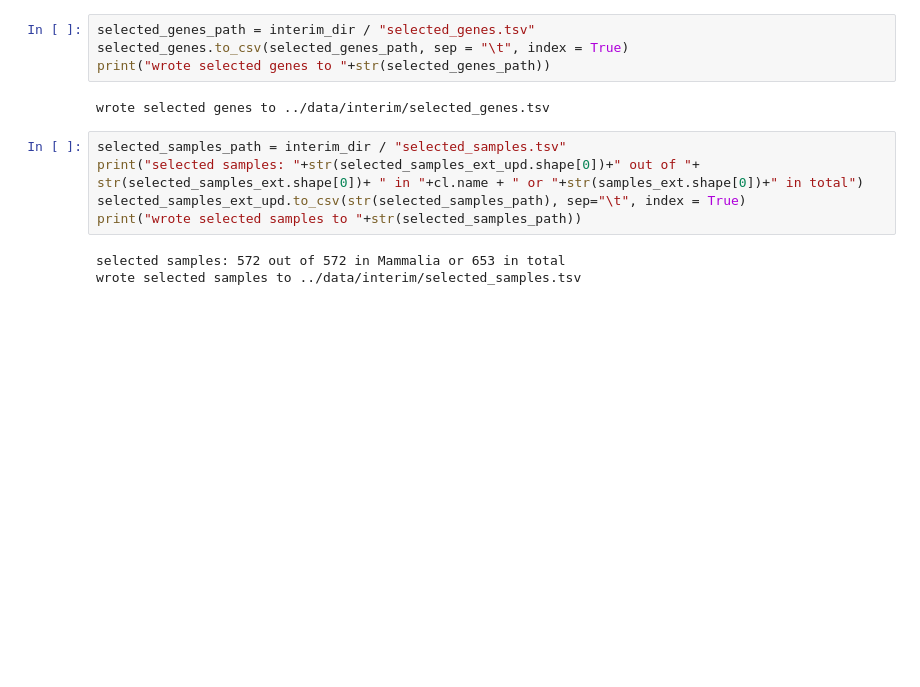
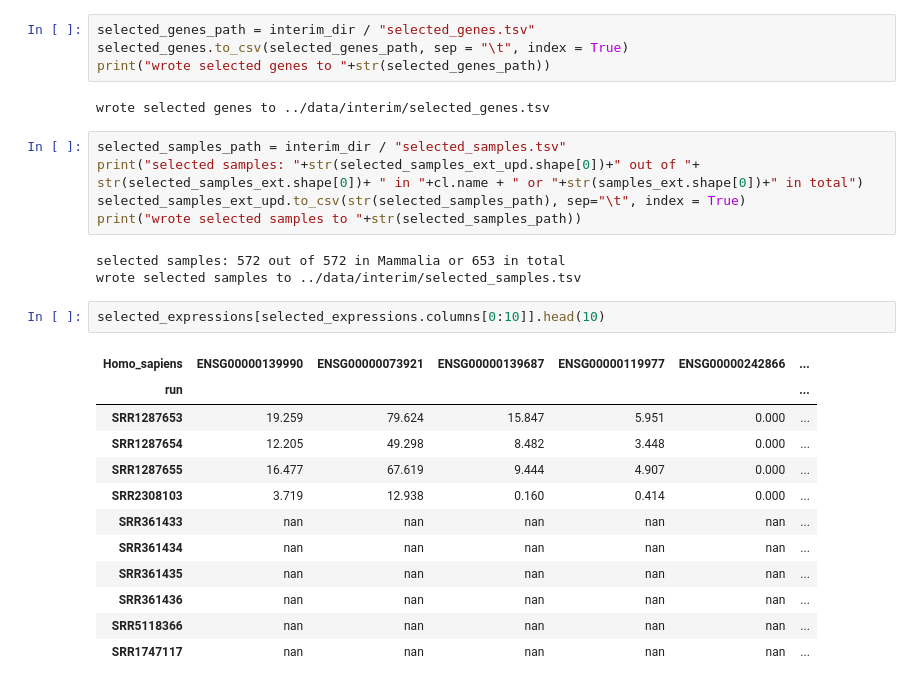
Before and after one commit to antonkulaga/yspecies, a Jupyter notebook: notebooks/1_select_genes_and_species.ipynb, the cells around one changed output. Cells and saved outputs as stored; diff of their text form; blank space fills up the shorter version.

```diff
--- a/notebooks/1_select_genes_and_species.ipynb
+++ b/notebooks/1_select_genes_and_species.ipynb
@@ -351,6 +372,21 @@ print("wrote selected samples to "+str(selected_samples_path))
 # %% [output]
 selected samples: 572 out of 572 in Mammalia or 653 in total
 wrote selected samples to ../data/interim/selected_samples.tsv
+# %%
+selected_expressions[selected_expressions.columns[0:10]].head(10)
+# %% [output]
+| Homo_sapiens | ENSG00000139990 | ENSG00000073921 | ENSG00000139687 | ENSG00000119977 | ENSG00000242866 | ... |
+| run |  |  |  |  |  | ... |
+| SRR1287653 | 19.259 | 79.624 | 15.847 | 5.951 | 0.000 | ... |
+| SRR1287654 | 12.205 | 49.298 | 8.482 | 3.448 | 0.000 | ... |
+| SRR1287655 | 16.477 | 67.619 | 9.444 | 4.907 | 0.000 | ... |
+| SRR2308103 | 3.719 | 12.938 | 0.160 | 0.414 | 0.000 | ... |
+| SRR361433 | nan | nan | nan | nan | nan | ... |
+| SRR361434 | nan | nan | nan | nan | nan | ... |
+| SRR361435 | nan | nan | nan | nan | nan | ... |
+| SRR361436 | nan | nan | nan | nan | nan | ... |
+| SRR5118366 | nan | nan | nan | nan | nan | ... |
+| SRR1747117 | nan | nan | nan | nan | nan | ... |
 # %%
 selected_expressions_path = interim_dir / "selected_expressions.tsv"
 selected_expressions.to_csv(str(selected_expressions_path), sep="\t", index = True)
```
Also changed, not shown: parts of 8 cells of this notebook, 3 other files.
